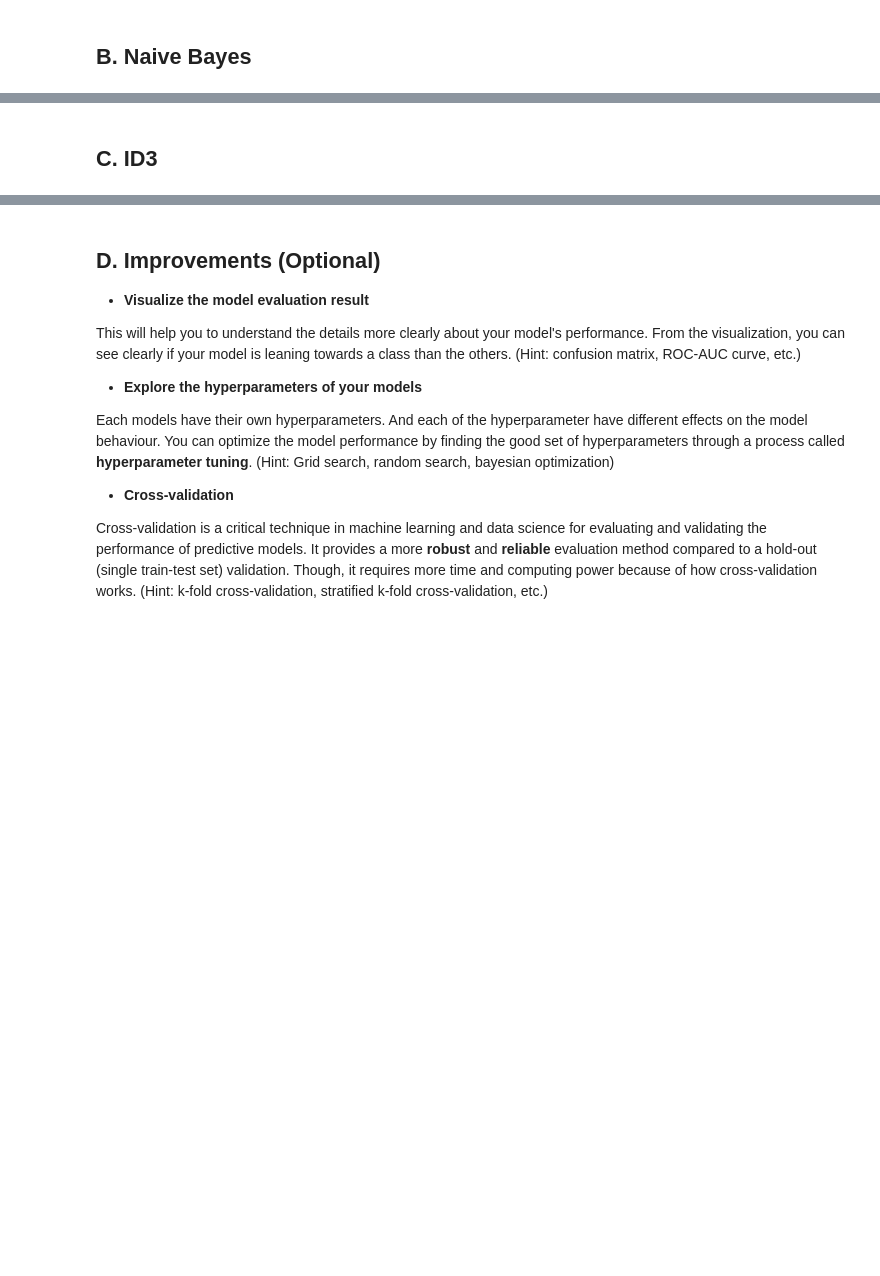
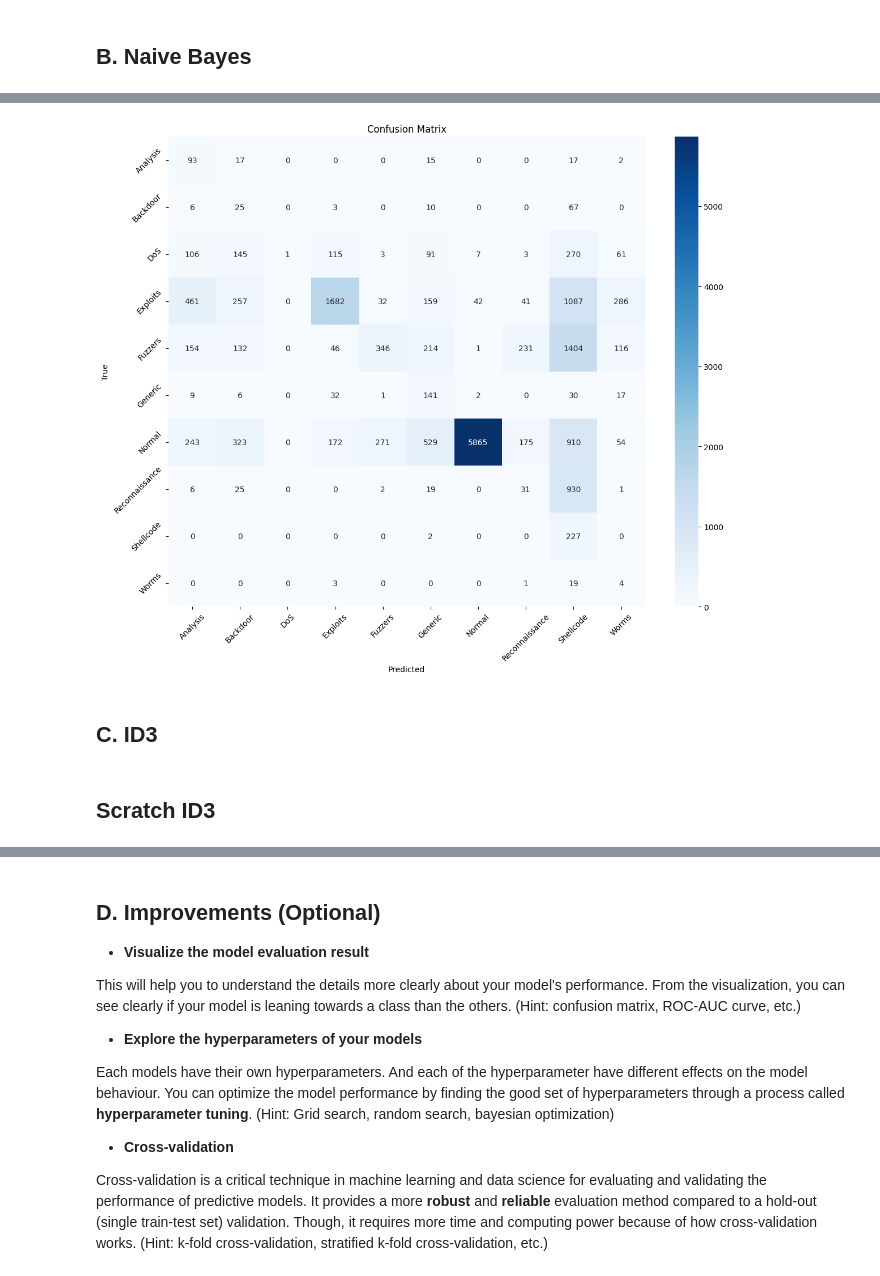
Before and after one commit to julianchandras/Tubes-2-IF3170, a Jupyter notebook: src/main.ipynb, the cells around one changed output, grey strips where cells are left out. Saved outputs shown, nothing was run; the diff lists cells and outputs as text; code cells hidden in the pictures; blank space fills up the shorter version.

```diff
--- a/src/main.ipynb
+++ b/src/main.ipynb
@@ -1815,0 +1731,12 @@ weighted avg       0.75      0.75      0.75     17798
+# %%
+from naive_bayes import GaussianNB as CustomGaussianNB
+
+custom_gnb = CustomGaussianNB()
+
+custom_gnb.fit(x_train_preprocessed, y_train_encoded)
+ModelPersistence.save_model(custom_gnb, f"models/custom_GNB{timestamp}")
+y_pred_custom_gnb = custom_gnb.predict(x_val_preprocessed)
+
+print(accuracy_score(y_val_encoded, y_pred_custom_gnb))
+
+print(classification_report(y_val_encoded, y_pred_custom_gnb))
@@ -1815,0 +1761,6 @@ weighted avg       0.75      0.75      0.75     17798
+# %%
+y_pred_custom_gnb = custom_gnb.predict(x_val_preprocessed)
+
+print(accuracy_score(y_val_encoded, y_pred_custom_gnb))
+
+print(classification_report(y_val_encoded, y_pred_custom_gnb))
@@ -1816,2 +1785,27 @@ weighted avg       0.75      0.75      0.75     17798
+# %%
+
+original_labels = label_encoder.inverse_transform(range(len(label_encoder.classes_)))
+
+
+cm = confusion_matrix(y_val_encoded, y_pred_custom_gnb)
+
+
+plt.figure(figsize=(12, 10))
+sns.heatmap(cm,
+            annot=True,
+            fmt='d',
+            cmap='Blues',
+            xticklabels=original_labels,
+            yticklabels=original_labels)
+
+plt.title('Confusion Matrix')
+plt.xlabel('Predicted')
+plt.ylabel('True')
+plt.xticks(rotation=45)
+plt.yticks(rotation=45)
+plt.tight_layout()
+plt.show()
+# %% [output]
+[figure, added]
 # %% [markdown]
 ## C. ID3
@@ -1951,0 +1814,2 @@ x_new_train, y_new_train = x_train_preprocessed[:1000], y_train_encoded[:1000]
+# %% [markdown]
+## Scratch ID3
```
Also changed, not shown: parts of 48 cells of this notebook, 9 other files.
